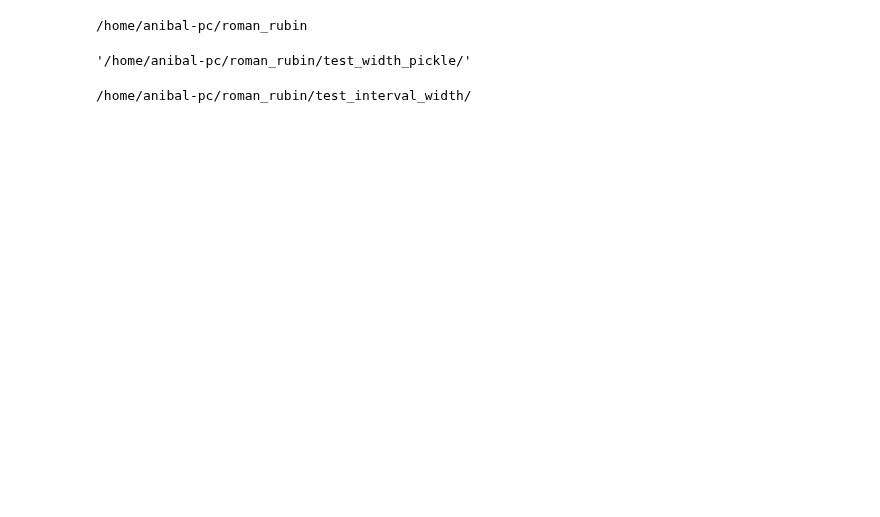
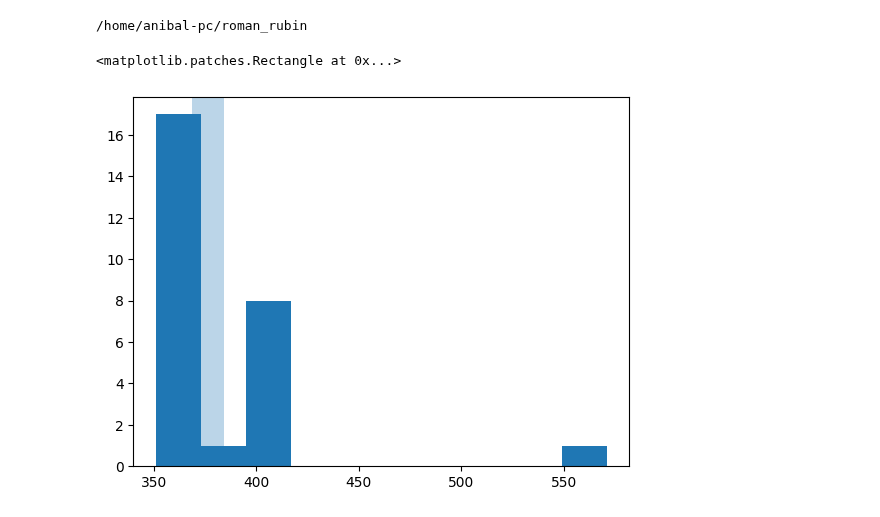
Before and after one commit to anibal-art/roman_rubin, a Jupyter notebook: notebooks/comparision_test_width.ipynb, the cells around one changed output. Drawn from its saved outputs; the diff is of its cells as text; code cells hidden in the pictures; blank space fills up the shorter version.

```diff
--- a/notebooks/comparision_test_width.ipynb
+++ b/notebooks/comparision_test_width.ipynb
@@ -19,13 +19,4 @@ def leer_de_h5(file_name):
         lista = archivo_h5.attrs['rango']
         flotante = archivo_h5.attrs['chi2']
     return matriz, array, lista, flotante
-# %%
-os.path.dirname(os.getcwd())+'/test_width_pickle/'
-# %% [output]
-'/home/anibal-pc/roman_rubin/test_width_pickle/'
-# %%
-print(os.path.dirname(os.getcwd())+'/test_interval_width/')
-event_files = [f for f in os.listdir(os.path.dirname(os.getcwd())+'/test_interval_width/') if "npy" in f]
-# %% [output]
-/home/anibal-pc/roman_rubin/test_interval_width/
 # %%
@@ -53,4 +49,10 @@ for i in range(len(event_files)):
         met_1_dict[key].append(met_1[i])
         met_2_dict[key].append(met_2[i])
         met_3_dict[key].append(met_3[i])
+# %%
+plt.hist(param_test)
+plt.axvspan(np.mean(param_test)-max(sigma_test), np.mean(param_test)+max(sigma_test),alpha=0.3)
+# %% [output]
+<matplotlib.patches.Rectangle at 0x...>
+[figure, added]
 # %%
```
Also changed, not shown: parts of 5 cells of this notebook.
